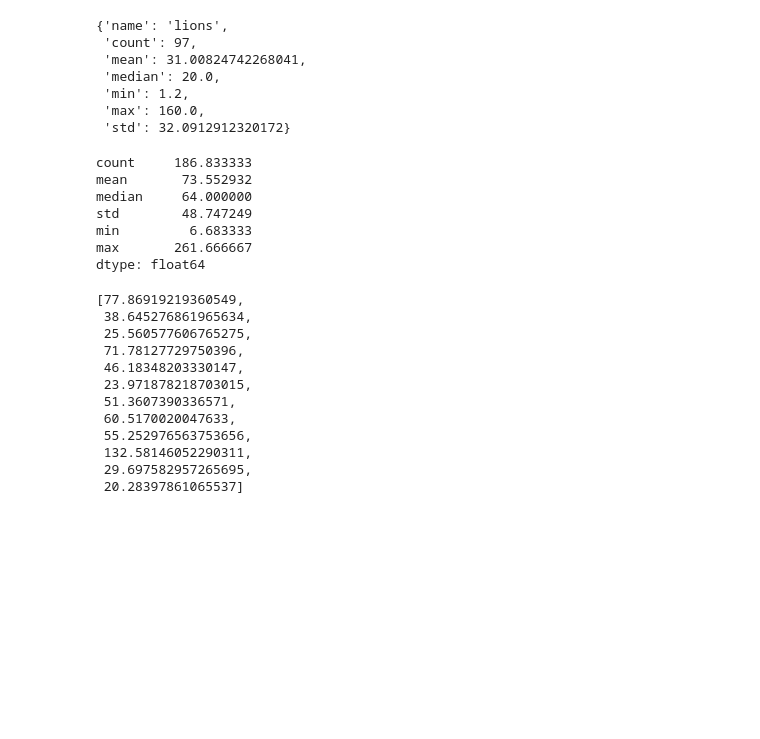
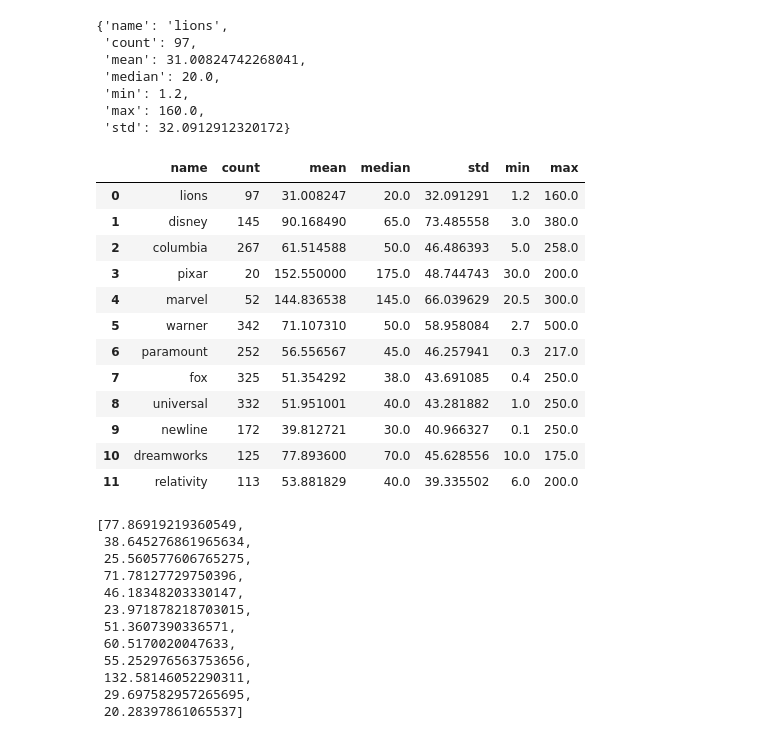
Before and after one commit to maks-p/mod_1_project_movies, a Jupyter notebook: mod-1-project-movies-2.ipynb, the cells around one changed output. Drawn from its saved outputs; the diff is of its cells as text; code cells hidden in the pictures; blank space fills up the shorter version.

```diff
--- a/mod-1-project-movies-2.ipynb
+++ b/mod-1-project-movies-2.ipynb
@@ -395,5 +399,6 @@ lions_dict
 # %%
-prod_cos = ['lion', 'disney', 'columbia', 'pixar', 'marvel', 'warner', 'paramount', 'fox', 'universal', 'newline', 'dreamworks', 'relativity']
+#Loop aggregate functions for each Production Studio - Multiple
+prod_cos = ['lions', 'disney', 'columbia', 'pixar', 'marvel', 'warner', 'paramount', 'fox', 'universal', 'newline', 'dreamworks', 'relativity']
 list_of_cos = []
 var = 'multiple'
 
@@ -531,13 +536,19 @@ company_budget = pd.DataFrame(budget_list)
 # %%
 company_budget = company_budget[['name', 'count', 'mean', 'median', 'std', 'min', 'max']]
 # %%
-company_budget.mean()
+company_budget
 # %% [output]
-count     186.833333
-mean       73.552932
-median     64.000000
-std        48.747249
-min         6.683333
-max       261.666667
-dtype: float64
+|  | name | count | mean | median | std | min | max |
+| 0 | lions | 97 | 31.008247 | 20.0 | 32.091291 | 1.2 | 160.0 |
+| 1 | disney | 145 | 90.168490 | 65.0 | 73.485558 | 3.0 | 380.0 |
+| 2 | columbia | 267 | 61.514588 | 50.0 | 46.486393 | 5.0 | 258.0 |
+| 3 | pixar | 20 | 152.550000 | 175.0 | 48.744743 | 30.0 | 200.0 |
+| 4 | marvel | 52 | 144.836538 | 145.0 | 66.039629 | 20.5 | 300.0 |
+| 5 | warner | 342 | 71.107310 | 50.0 | 58.958084 | 2.7 | 500.0 |
+| 6 | paramount | 252 | 56.556567 | 45.0 | 46.257941 | 0.3 | 217.0 |
+| 7 | fox | 325 | 51.354292 | 38.0 | 43.691085 | 0.4 | 250.0 |
+| 8 | universal | 332 | 51.951001 | 40.0 | 43.281882 | 1.0 | 250.0 |
+| 9 | newline | 172 | 39.812721 | 30.0 | 40.966327 | 0.1 | 250.0 |
+| 10 | dreamworks | 125 | 77.893600 | 70.0 | 45.628556 | 10.0 | 175.0 |
+| 11 | relativity | 113 | 53.881829 | 40.0 | 39.335502 | 6.0 | 200.0 |
 # %%
```
Also changed, not shown: parts of 23 cells of this notebook, 1 other file.
